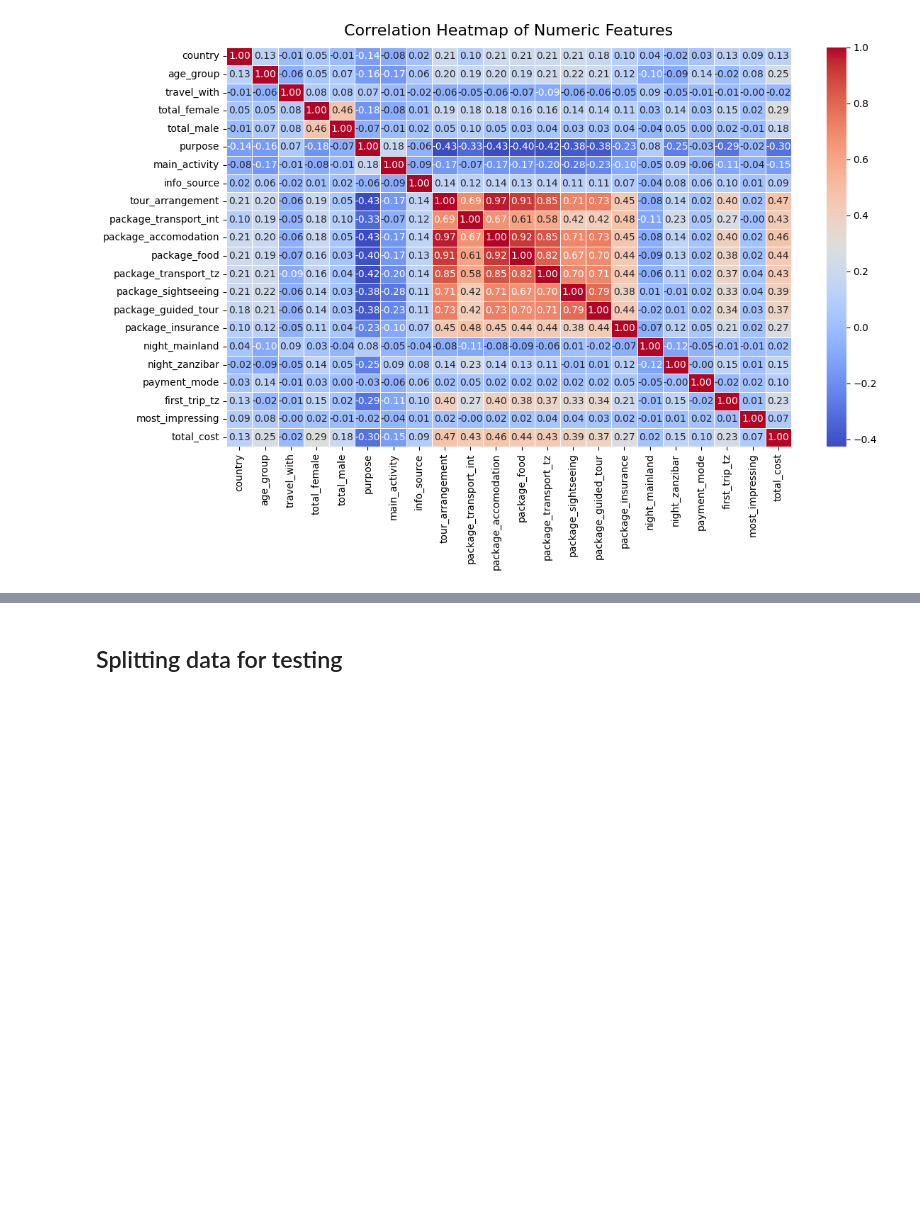
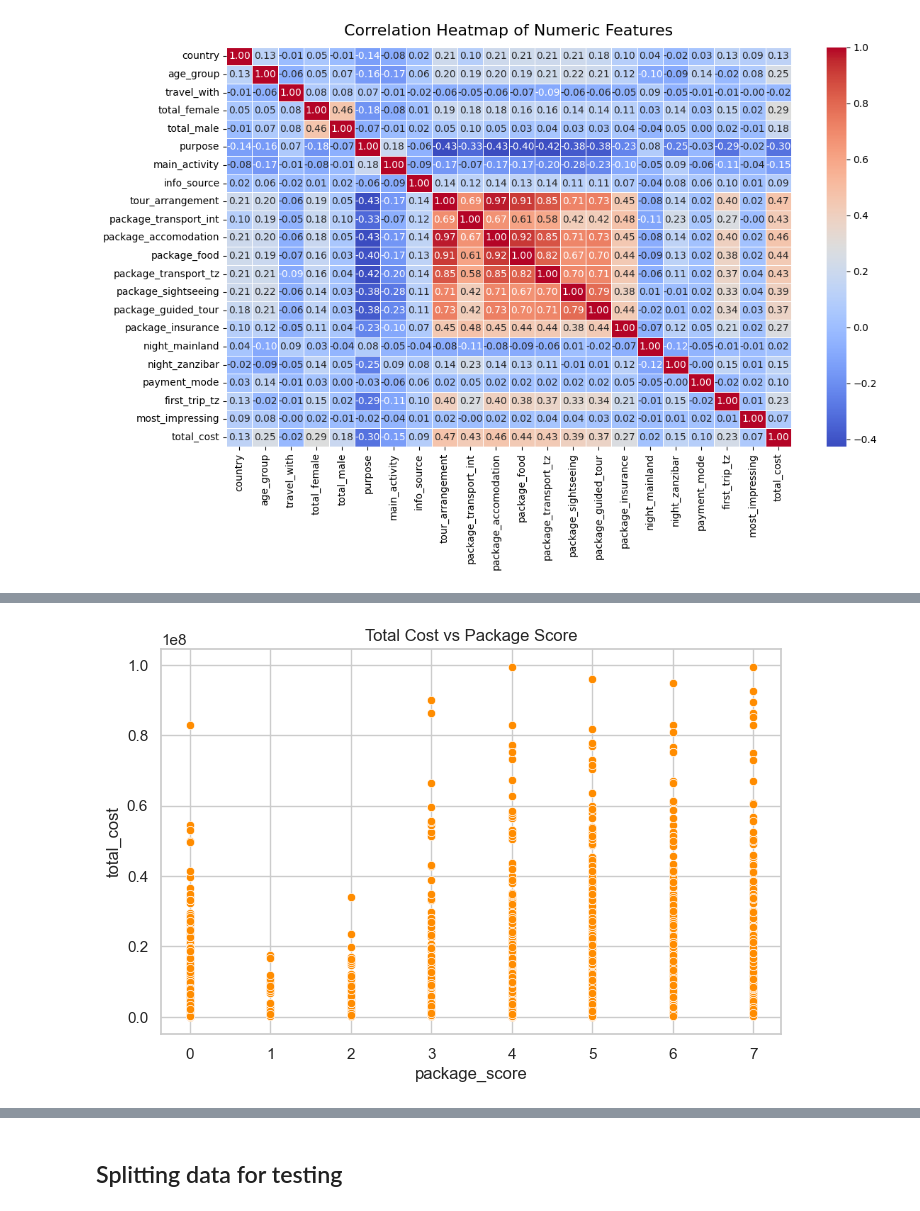
Before and after one commit to Karl-Johann-Jaekel/Machine-Learning-Project-Tourism, a Jupyter notebook: ML-Project.ipynb, the cells around one changed output, grey strips where cells are left out. Saved outputs shown, nothing was run; the diff lists cells and outputs as text; code cells hidden in the pictures; blank space fills up the shorter version.

```diff
--- a/ML-Project.ipynb
+++ b/ML-Project.ipynb
@@ -477,0 +551,6 @@ plt.show()
+# %%
+sns.scatterplot(data=train, x='package_score', y='total_cost', color='darkorange')
+plt.title('Total Cost vs Package Score')
+plt.show()
+# %% [output]
+[figure, added]
```
Also changed, not shown: parts of 19 cells of this notebook.
